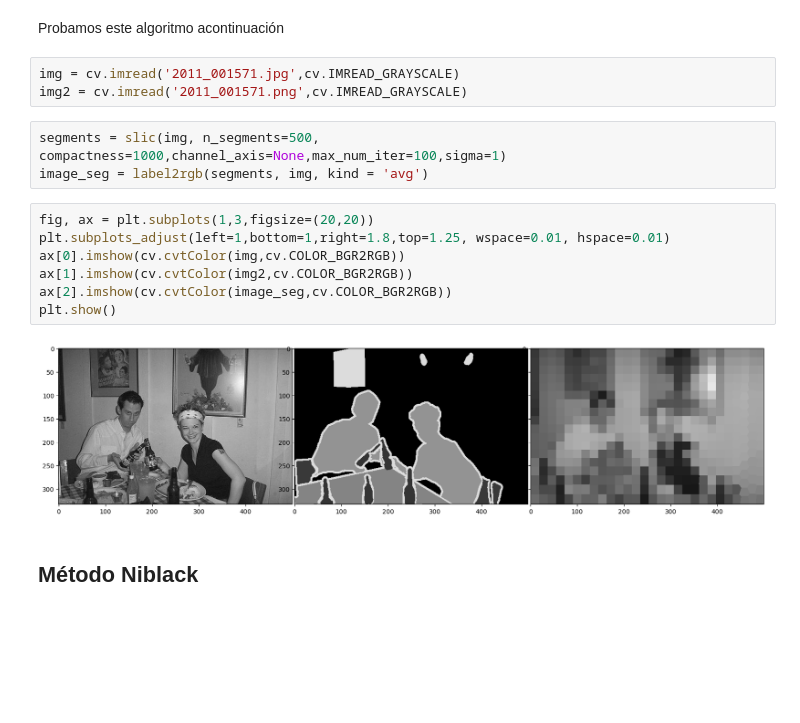
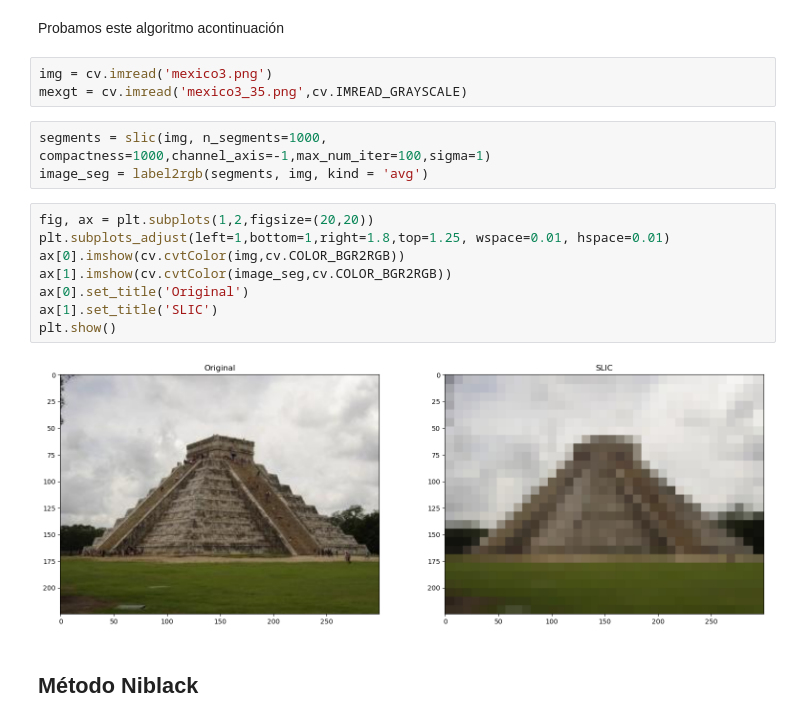
Before and after one commit to mlopezh1108/segmentacion, a Jupyter notebook: Segmentadores.ipynb, the cells around one changed output. Drawn from its saved outputs; the diff is of its cells as text; blank space fills up the shorter version.

```diff
--- a/Segmentadores.ipynb
+++ b/Segmentadores.ipynb
@@ -43,19 +44,20 @@ Una de las ventajas clave de SLIC es que permite controlar el tamaño y la forma
 # %% [markdown]
 Probamos este algoritmo acontinuación
 # %%
-img = cv.imread('2011_001571.jpg',cv.IMREAD_GRAYSCALE)
-img2 = cv.imread('2011_001571.png',cv.IMREAD_GRAYSCALE)
+img = cv.imread('mexico3.png')
+mexgt = cv.imread('mexico3_35.png',cv.IMREAD_GRAYSCALE)
 # %%
-segments = slic(img, n_segments=500, compactness=1000,channel_axis=None,max_num_iter=100,sigma=1)
+segments = slic(img, n_segments=1000, compactness=1000,channel_axis=-1,max_num_iter=100,sigma=1)
 image_seg = label2rgb(segments, img, kind = 'avg')
 # %%
-fig, ax = plt.subplots(1,3,figsize=(20,20))
+fig, ax = plt.subplots(1,2,figsize=(20,20))
 plt.subplots_adjust(left=1,bottom=1,right=1.8,top=1.25, wspace=0.01, hspace=0.01)
 ax[0].imshow(cv.cvtColor(img,cv.COLOR_BGR2RGB))
-ax[1].imshow(cv.cvtColor(img2,cv.COLOR_BGR2RGB))
-ax[2].imshow(cv.cvtColor(image_seg,cv.COLOR_BGR2RGB))
+ax[1].imshow(cv.cvtColor(image_seg,cv.COLOR_BGR2RGB))
+ax[0].set_title('Original')
+ax[1].set_title('SLIC')
 plt.show()
 # %% [output]
-[figure, old version]
+[figure, new version]
 # %% [markdown]
 ## Método Niblack
```
Also changed, not shown: parts of 6 cells of this notebook.
